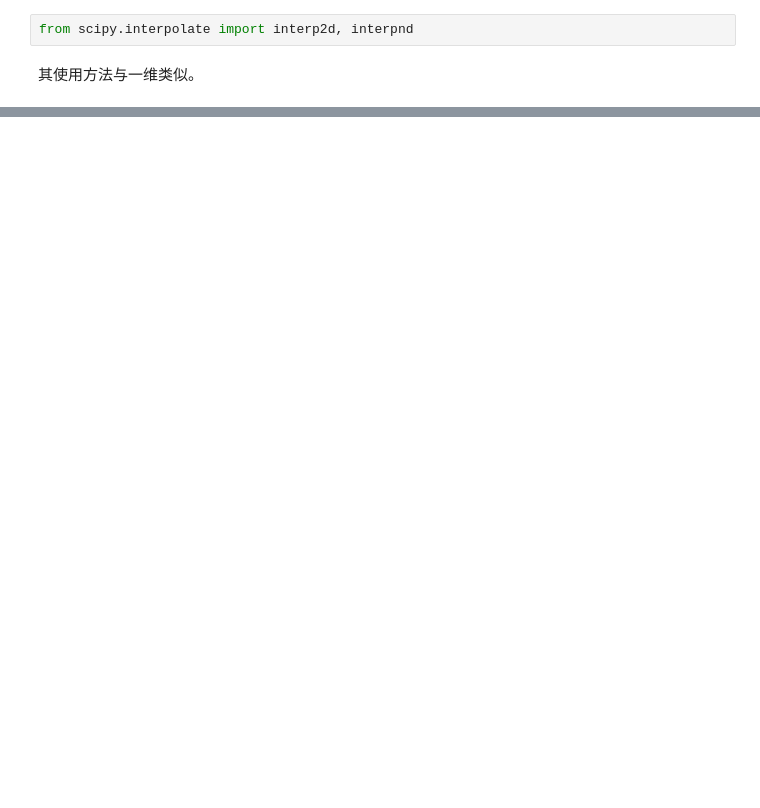
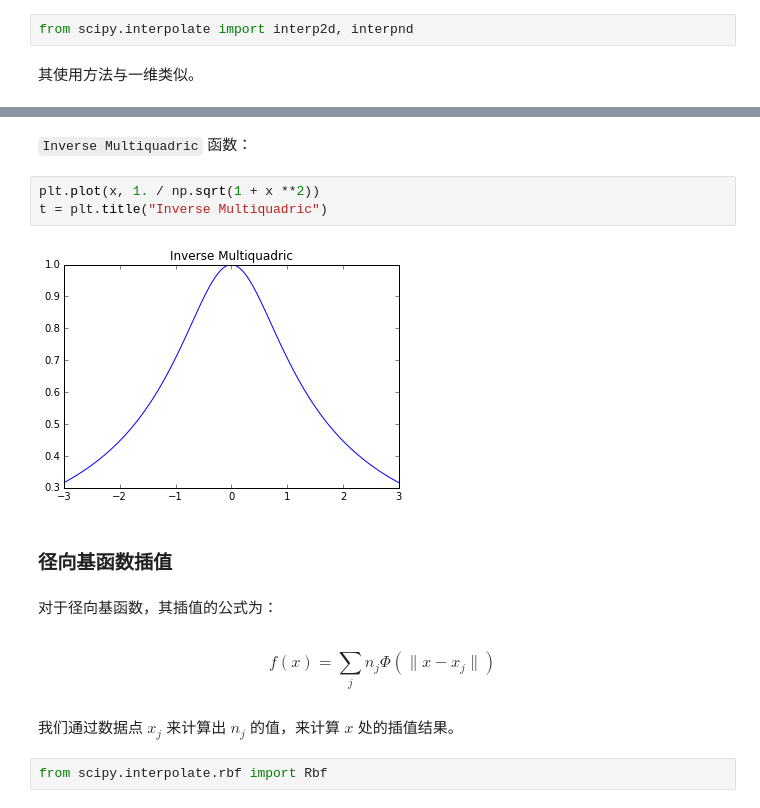
Before and after one commit to xiangliTHU/python-tutorial, a Jupyter notebook: 04. scipy/04.02 interpolation with scipy.ipynb, the cells around one changed output, grey strips where cells are left out. Drawn from its saved outputs; the diff is of its cells as text; blank space fills up the shorter version.

```diff
--- a/04. scipy/04.02 interpolation with scipy.ipynb
+++ b/04. scipy/04.02 interpolation with scipy.ipynb
@@ -178,0 +207,19 @@ from scipy.interpolate import interp2d, interpnd
+# %% [markdown]
+`Inverse Multiquadric` 函数：
+# %%
+plt.plot(x, 1. / np.sqrt(1 + x **2))
+t = plt.title("Inverse Multiquadric")
+# %% [output]
+[figure, added]
+# %% [markdown]
+### 径向基函数插值
+# %% [markdown]
+对于径向基函数，其插值的公式为：
+# %% [markdown]
+$$
+f(x) = \sum_j n_j \Phi(\|x-x_j\|)
+$$
+# %% [markdown]
+我们通过数据点 $x_j$ 来计算出 $n_j$ 的值，来计算 $x$ 处的插值结果。
+# %%
+from scipy.interpolate.rbf import Rbf
```
Also changed, not shown: parts of 32 cells of this notebook, 4 other files.
